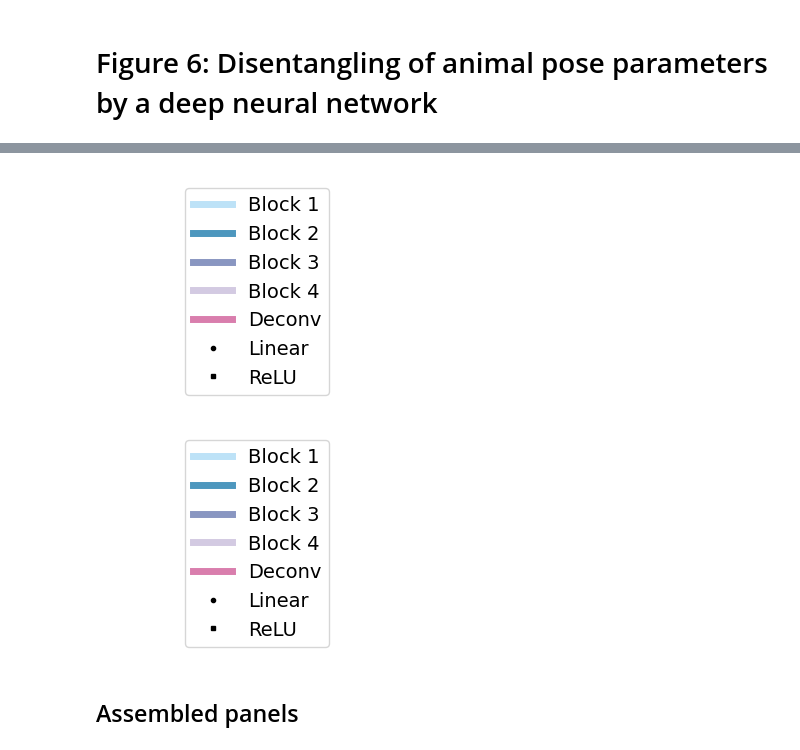
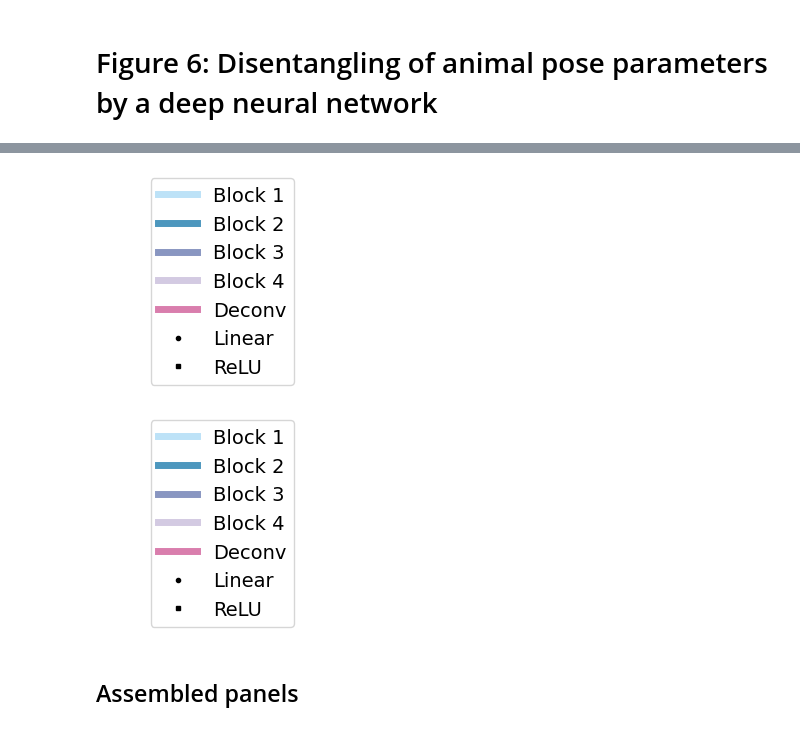
Before and after one commit to awakhloo/population_geometry_optimal_coding, a Jupyter notebook: figures/Fig-deeplabcut.ipynb, the cells around one changed output, grey strips where cells are left out. Cells and saved outputs as stored; diff of their text form; code cells hidden in the pictures.

```diff
--- a/figures/Fig-deeplabcut.ipynb
+++ b/figures/Fig-deeplabcut.ipynb
@@ -328,31 +328,31 @@ fig
 # %%
-def plot_legend(ax):
+def plot_legend(ax, fontsize=14):
     colors = [
         "#BDE2F7", "#4D97BE", "#8996C1", "#D3CAE2", "#D97EAD"
     ]
     names = ["Block 1", "Block 2", "Block 3", "Block 4", "Deconv"]
     handles, labels = plt.gca().get_legend_handles_labels()
 
     for name, color in zip(names, colors):
         custom_line = lines.Line2D([], [], color=color, linestyle="solid", linewidth=5,
                                label=name)
         handles.append(custom_line)
 
     custom_line = lines.Line2D([], [], color='k', marker='o', markersize=3, linestyle="none",
                            label='Linear')
     handles.append(custom_line)
     custom_line = lines.Line2D([], [], color='k', marker='s', markersize=3, linestyle="none",
                            label='ReLU')
     handles.append(custom_line)
-    ax.legend(handles=handles)
+    ax.legend(handles=handles, fontsize=fontsize, loc='center')
     ax.axis("off")
 
 fig, ax = plt.subplots(1, 1, figsize=(3, 1))
 plot_legend(ax)
 fig
 # %% [output]
-[figure, old version]
+[figure, new version]
-[figure, old version]
+[figure, new version]
 # %% [markdown]
 ## Assembled panels
 # %%
```
Also changed, not shown: parts of 5 cells of this notebook, 3 other files.
